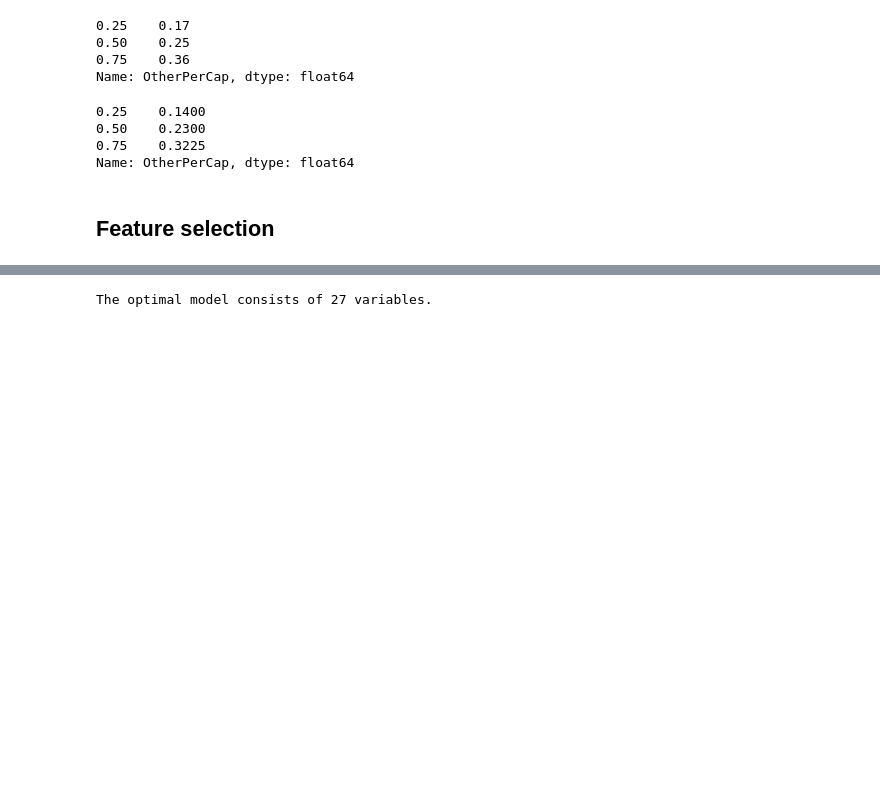
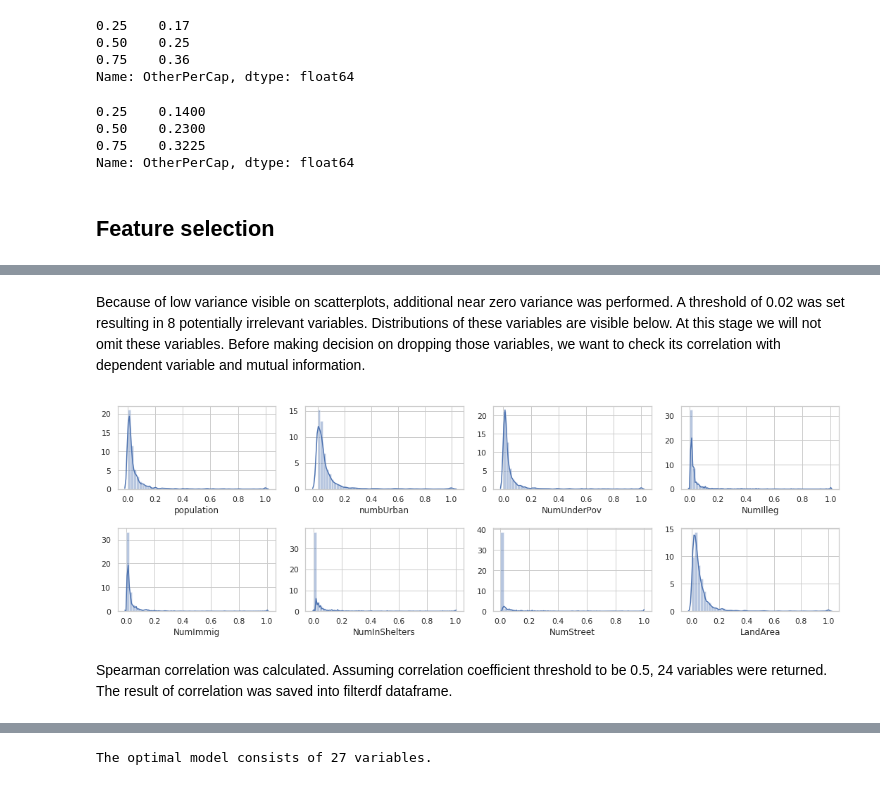
Before and after one commit to esobolewska/ML1-regression, a Jupyter notebook: ML1-kod.ipynb, the cells around one changed output, grey strips where cells are left out. Drawn from its saved outputs; the diff is of its cells as text; code cells hidden in the pictures; blank space fills up the shorter version.

```diff
--- a/ML1-kod.ipynb
+++ b/ML1-kod.ipynb
@@ -406,0 +165,3 @@ def forward_selected(data, response):
+# %%
+mydata.loc[mydata.pctUrban<0.5, "pctUrban"] = 0
+mydata.loc[mydata.pctUrban>=0.5, "pctUrban"] = 1
@@ -406,0 +176,21 @@ def forward_selected(data, response):
+# %%
+mydata.loc[mydata.MedNumBR<0.5, "MedNumBR"]=0
+mydata.loc[mydata.MedNumBR>=0.5, "MedNumBR"]=1
+# %% [markdown]
+Because of low variance visible on scatterplots, additional near zero variance was performed. A threshold of 0.02 was set resulting in 8 potentially irrelevant variables. Distributions of these variables are visible below. At this stage we will not omit these variables. Before making decision on dropping those variables, we want to check its correlation with dependent variable and mutual information.
+# %%
+selector = feature_selection.VarianceThreshold(0.02)
+selector.fit_transform(mydata[numCols])
+
+f, axes = plt.subplots(2, 4, figsize=(15, 5))
+i = 0
+nearzerovar = [item for item in np.arange(100) if (item not in selector.get_support(True))]
+for col in nearzerovar:
+    sns.distplot(mydata[numCols[col]], ax=axes[i//4, i%4])
+    i += 1
+plt.tight_layout()
+plt.show()
+# %% [output]
+[figure, added]
+# %% [markdown]
+Spearman correlation was calculated. Assuming correlation coefficient threshold to be 0.5, 24 variables were returned. The result of correlation was saved into filterdf dataframe.
```
Also changed, not shown: parts of 69 cells of this notebook.
